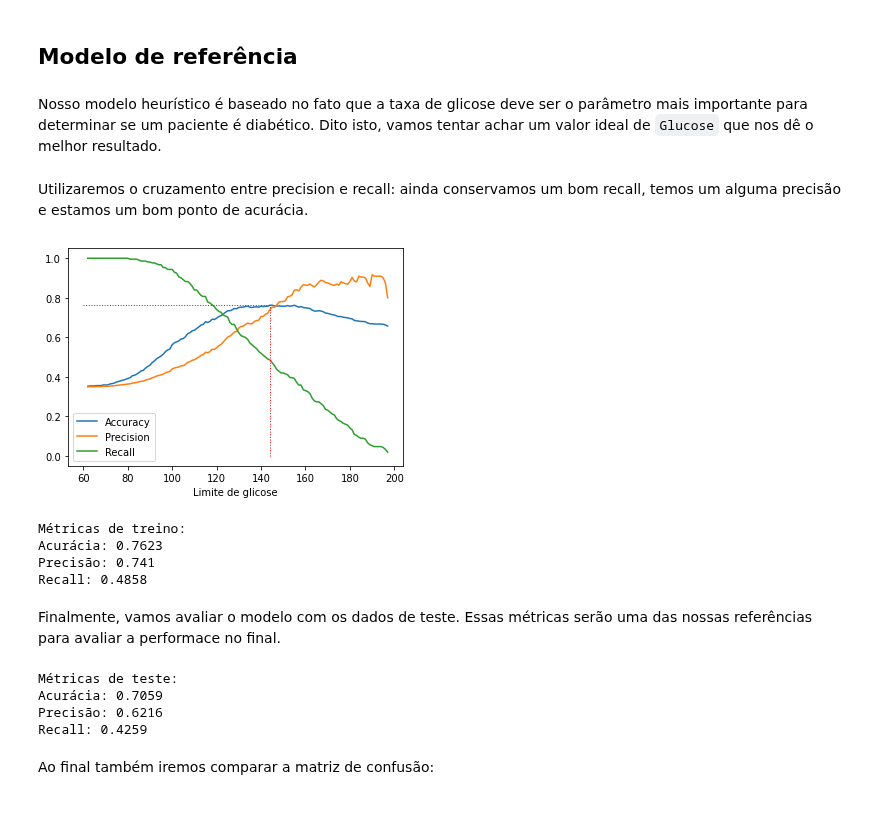
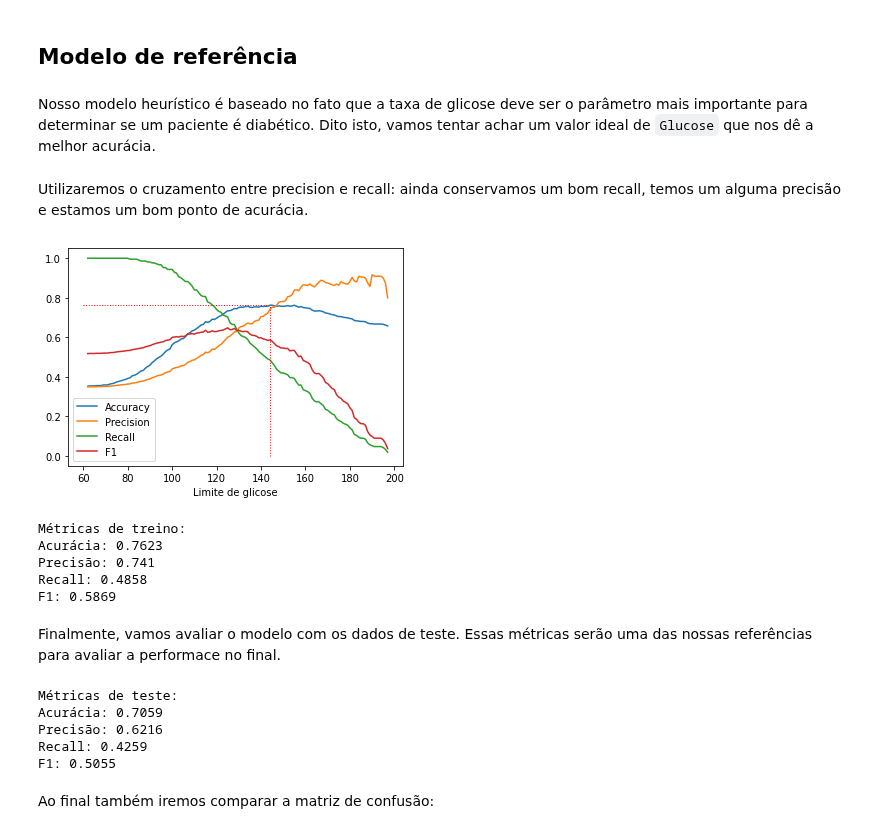
Before and after one commit to franklinzppa/diabetes-classification, a Jupyter notebook: diabetes-clf.ipynb, the cells around one changed output. Cells and saved outputs as stored; diff of their text form; code cells hidden in the pictures.

```diff
--- a/diabetes-clf.ipynb
+++ b/diabetes-clf.ipynb
@@ -352,7 +358,7 @@ A partir da EDA podemos concluir que nossa *target* `Outcome` é suficientemente
 # %% [markdown]
 ## Modelo de referência
 # %% [markdown]
-Nosso modelo heurístico é baseado no fato que a taxa de glicose deve ser o parâmetro mais importante para determinar se um paciente é diabético. Dito isto, vamos tentar achar um valor ideal de `Glucose` que nos dê o melhor resultado.
+Nosso modelo heurístico é baseado no fato que a taxa de glicose deve ser o parâmetro mais importante para determinar se um paciente é diabético. Dito isto, vamos tentar achar um valor ideal de `Glucose` que nos dê a melhor acurácia.
 # %%
 # Criar um X,y para modelo de referência, dropando os NaNs
 
@@ -368,6 +374,7 @@ glucose_thr = np.arange(62, 198, 1)
 accuracy_list = []
 recall_list = []
 precision_list = []
+f1_list = []
 
 def test_glucose(gl, thr):
     if gl >= thr:
@@ -381,10 +388,12 @@ for thr in glucose_thr:
     accuracy = np.round(accuracy_score(y_train_heuristic, outcome_predict), 4)
     precision = np.round(precision_score(y_train_heuristic, outcome_predict), 4)
     recall = np.round(recall_score(y_train_heuristic, outcome_predict), 4)
+    f1 = np.round(f1_score(y_train_heuristic, outcome_predict), 4)
 
     accuracy_list.append(accuracy)
     precision_list.append(precision)
     recall_list.append(recall)
+    f1_list.append(f1)
 # %% [markdown]
 Utilizaremos o cruzamento entre precision e recall: ainda conservamos um bom recall, temos um alguma precisão e estamos um bom ponto de acurácia.
 # %%
@@ -401,14 +411,15 @@ thr_heuristic = glucose_thr[idx]
 # %%
 plt.plot(glucose_thr, accuracy_list, label='Accuracy')
 plt.plot(glucose_thr, precision_list, label='Precision')
 plt.plot(glucose_thr, recall_list, label='Recall')
+plt.plot(glucose_thr, f1_list, label='F1')
 plt.hlines(y=train_accuracy, xmin=60, xmax=thr_heuristic, linestyle=':', linewidth=1, color='r')
 plt.vlines(x=thr_heuristic, ymin=0.0, ymax=train_accuracy, linestyle=':', linewidth=1, color='r')
 plt.xlabel("Limite de glicose")
 plt.legend()
 plt.show()
 # %% [output]
-[figure, old version]
+[figure, new version]
 # %%
 # Print das métricas de treino
 
@@ -416,11 +427,13 @@ print("Métricas de treino:")
 print(f"Acurácia: {train_accuracy}")
 print(f"Precisão: {train_precision}")
 print(f"Recall: {train_recall}")
+print(f"F1: {train_f1}")
 # %% [output]
 Métricas de treino:
 Acurácia: 0.7623
 Precisão: 0.741
 Recall: 0.4858
+F1: 0.5869
 # %% [markdown]
 Finalmente, vamos avaliar o modelo com os dados de teste. Essas métricas serão uma das nossas referências para avaliar a performace no final.
 # %%
@@ -439,16 +452,19 @@ outcome_predict = X_test_heuristic["Glucose"].apply(test_glucose, thr=thr_heuris
 accuracy = np.round(accuracy_score(y_test_heuristic, outcome_predict), 4)
 precision = np.round(precision_score(y_test_heuristic, outcome_predict), 4)
 recall = np.round(recall_score(y_test_heuristic, outcome_predict), 4)
+f1 = np.round(f1_score(y_test_heuristic, outcome_predict), 4)
 
 print("Métricas de teste:")
 print(f"Acurácia: {accuracy}")
 print(f"Precisão: {precision}")
 print(f"Recall: {recall}")
+print(f"F1: {f1}")
 # %% [output]
 Métricas de teste:
 Acurácia: 0.7059
 Precisão: 0.6216
 Recall: 0.4259
+F1: 0.5055
 # %% [markdown]
 Ao final também iremos comparar a matriz de confusão:
 # %%
```
Also changed, not shown: parts of 42 cells of this notebook.
